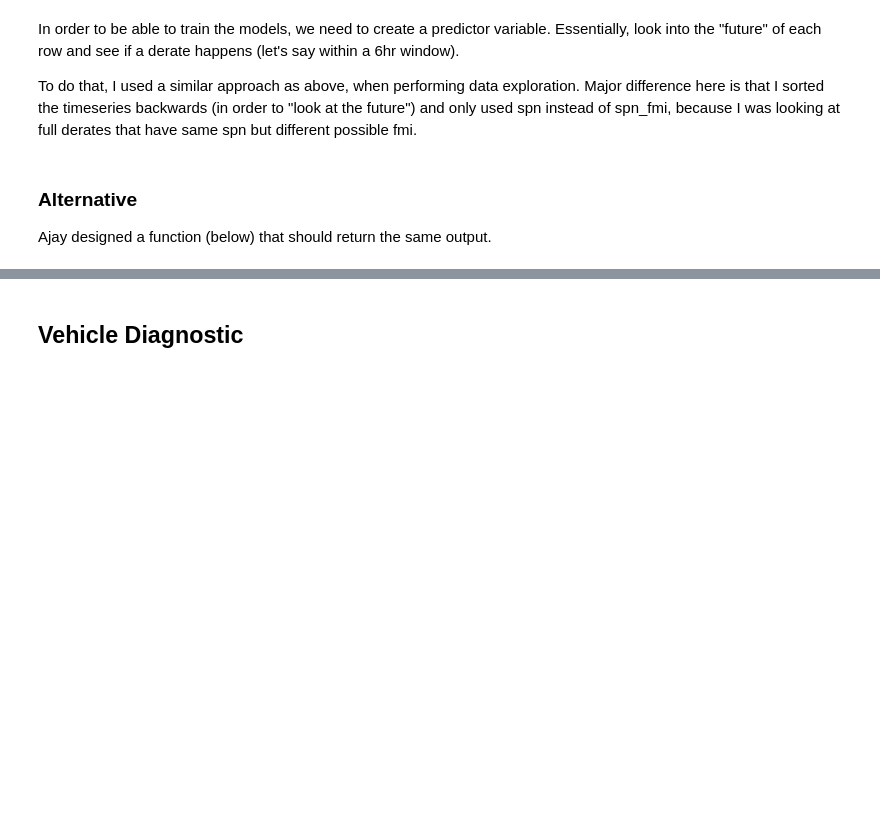
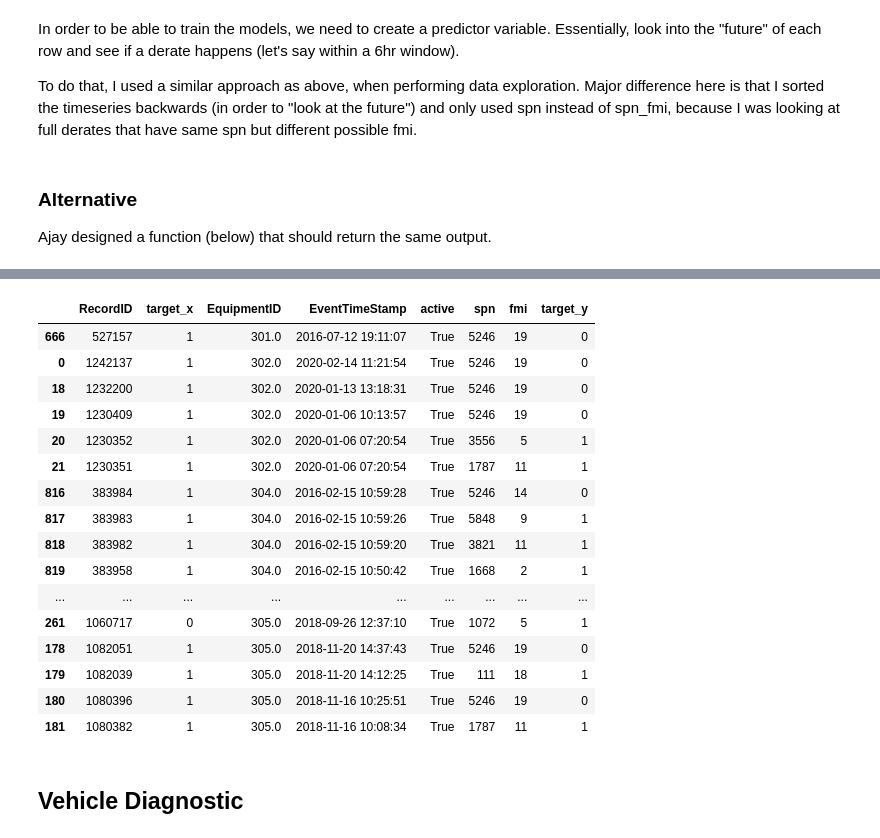
Before and after one commit to tomoumer/big_g_express-elden_ring, a Jupyter notebook: notebooks/data_exploration.ipynb, the cells around one changed output, grey strips where cells are left out. Drawn from its saved outputs; the diff is of its cells as text; code cells hidden in the pictures; blank space fills up the shorter version.

Commit message:
testing rolling window and function

```diff
--- a/notebooks/data_exploration.ipynb
+++ b/notebooks/data_exploration.ipynb
@@ -288,12 +288,12 @@ def  GetFilteredSPNbyDays(df_faults, windowTimeframeUnit, day_window):
     hasDerate = False
     # loop through rows of original dataframe and assign new values to columns of new dataframe
     for index, row in df_faults.iterrows():
-        if((row['spn'] == 1569) & (row['fmi'] == 31)):
-        #if(row['spn'] == 5246):
+        #if((row['spn'] == 1569) & (row['fmi'] == 31)):
+        if(row['spn'] == 5246):
             if(hasDerate == False):
                 hasDerate = True
                 #df_new.loc[index, 'PartialDerate'] = 1
-                df_new.loc[index, 'target'] = 1
+                df_new.loc[index, 'target'] = 0
                 dts_evt = row['EventTimeStamp']
                 #dts_evt_max = dts_evt - timedelta(days=day_window)
                 if(windowTimeframeUnit == "hours"):
@@ -314,7 +314,7 @@ def  GetFilteredSPNbyDays(df_faults, windowTimeframeUnit, day_window):
         else:
             if(dts_evt_max != ""):
 
-                if((row['EventTimeStamp'] > dts_evt_max)  ) :
+                if((row['EventTimeStamp'] > dts_evt_max) & (row['EventTimeStamp'] <= dts_evt)) :
                     #print('EventTimeStamp > dts_evt_max' + str(dts_evt_max) + " ---- " + str(row['EventTimeStamp_DateOnly']))
                     #df_new.loc[index, 'PartialDerate'] = 0
                     df_new.loc[index, 'target'] = 1
@@ -334,10 +334,11 @@ def  GetFilteredSPNbyDays(df_faults, windowTimeframeUnit, day_window):
     return df_new
 # %%
 df_filtered = pd.DataFrame()
-for chunk in pd.read_csv("../data/df_faults.csv", chunksize=5000,parse_dates=['EventTimeStamp']):
+for chunk in pd.read_csv("../data/df_faults.csv", chunksize=5000, parse_dates=['EventTimeStamp']):
     dfW = GetFilteredSPNbyDays(chunk, "hours", 6)
     #print(dfW)
-    df_filtered = pd.concat([df_filtered,dfW])
+    dfW['active']=dfW['active'].astype(bool) #to avoid futuretype warning
+    df_filtered = pd.concat([df_filtered, dfW])
 # %%
 y['target'].sum()
 # %% [output]
@@ -362,2 +446,2 @@ faults[(faults['EquipmentID'] == '1864')  & (faults['spn'] == 1569)]
 # %%
-testing = pd.merge(y_partial, df_filtered, how='inner', on='RecordID')
+testing = pd.merge(y, df_filtered, how='inner', on='RecordID')
@@ -382,3 +453,23 @@ testing.loc[testing['EquipmentID'] == 1864.]
+# %%
+testing.sort_values(by=['EquipmentID', 'target_x']).head(30)
+# %% [output]
+|  | RecordID | target_x | EquipmentID | EventTimeStamp | active | spn | fmi | target_y |
+| 666 | 527157 | 1 | 301.0 | 2016-07-12 19:11:07 | True | 5246 | 19 | 0 |
+| 0 | 1242137 | 1 | 302.0 | 2020-02-14 11:21:54 | True | 5246 | 19 | 0 |
+| 18 | 1232200 | 1 | 302.0 | 2020-01-13 13:18:31 | True | 5246 | 19 | 0 |
+| 19 | 1230409 | 1 | 302.0 | 2020-01-06 10:13:57 | True | 5246 | 19 | 0 |
+| 20 | 1230352 | 1 | 302.0 | 2020-01-06 07:20:54 | True | 3556 | 5 | 1 |
+| 21 | 1230351 | 1 | 302.0 | 2020-01-06 07:20:54 | True | 1787 | 11 | 1 |
+| 816 | 383984 | 1 | 304.0 | 2016-02-15 10:59:28 | True | 5246 | 14 | 0 |
+| 817 | 383983 | 1 | 304.0 | 2016-02-15 10:59:26 | True | 5848 | 9 | 1 |
+| 818 | 383982 | 1 | 304.0 | 2016-02-15 10:59:20 | True | 3821 | 11 | 1 |
+| 819 | 383958 | 1 | 304.0 | 2016-02-15 10:50:42 | True | 1668 | 2 | 1 |
+| ... | ... | ... | ... | ... | ... | ... | ... | ... |
+| 261 | 1060717 | 0 | 305.0 | 2018-09-26 12:37:10 | True | 1072 | 5 | 1 |
+| 178 | 1082051 | 1 | 305.0 | 2018-11-20 14:37:43 | True | 5246 | 19 | 0 |
+| 179 | 1082039 | 1 | 305.0 | 2018-11-20 14:12:25 | True | 111 | 18 | 1 |
+| 180 | 1080396 | 1 | 305.0 | 2018-11-16 10:25:51 | True | 5246 | 19 | 0 |
+| 181 | 1080382 | 1 | 305.0 | 2018-11-16 10:08:34 | True | 1787 | 11 | 1 |
 # %% [markdown]
 ## Vehicle Diagnostic
 # %% [markdown]
```
Also changed, not shown: parts of 17 cells of this notebook.
